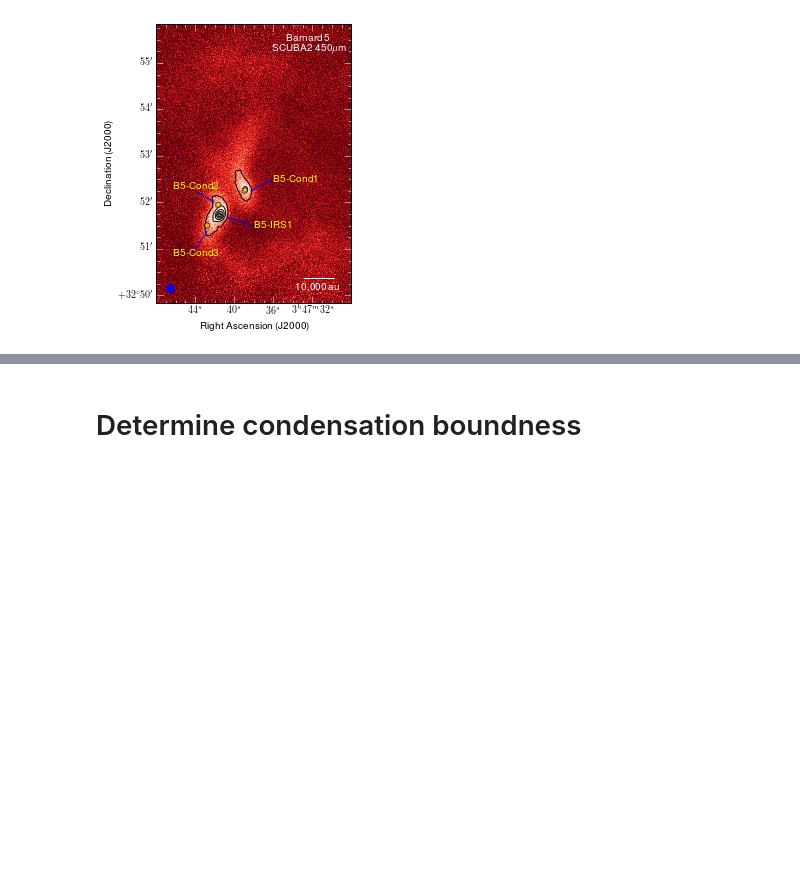
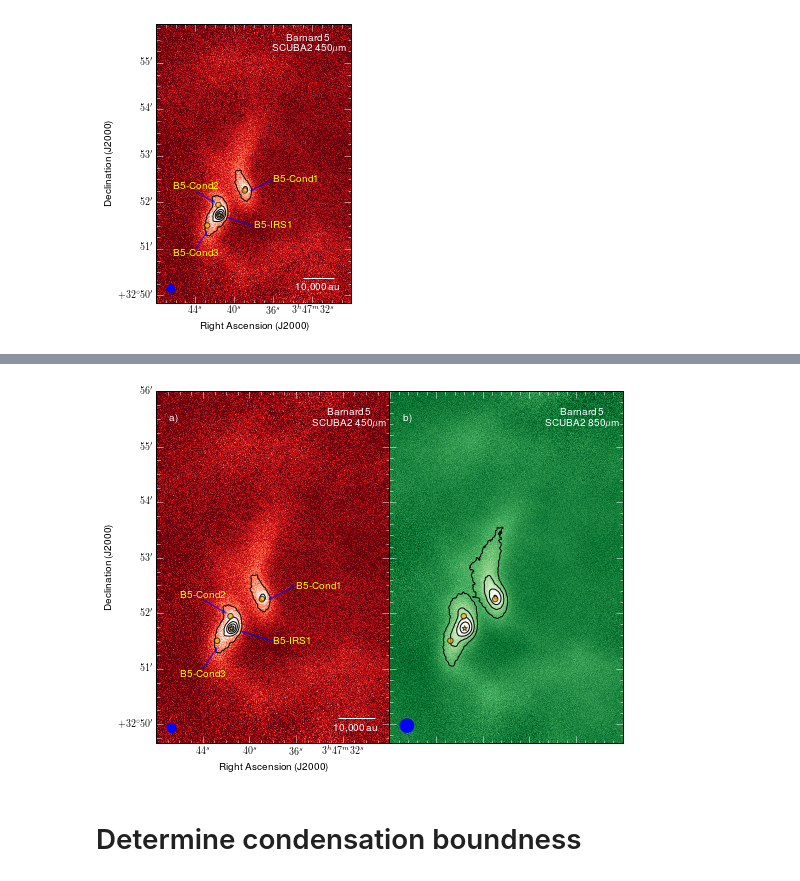
Before and after one commit to e-koch/B5_wide_multiple, a Jupyter notebook: B5_multiple_notebook_v0.9.ipynb, the cells around one changed output, grey strips where cells are left out. Cells and saved outputs as stored; diff of their text form; code cells hidden in the pictures; blank space fills up the shorter version.

```diff
--- a/B5_multiple_notebook_v0.9.ipynb
+++ b/B5_multiple_notebook_v0.9.ipynb
@@ -26,8 +26,8 @@ Tk_file='../compile_VLA_fit/B5_VLA_GBT_model_Tk_QA.fits'
 dv_file='../compile_VLA_fit/B5_VLA_GBT_model_dv_QA.fits'
 vc_file='../compile_VLA_fit/B5_VLA_GBT_model_vc_QA.fits'
 
-#file_scuba2_in='../B5_450um_ext_v2_beam.fits'
-file_scuba2_in='../B5_450um_ext_v2_regrid_beam.fits'
+file_scuba2_450='../B5_450um_ext_v2_regrid_beam.fits'
+file_scuba2_850='../B5_850um_ext_v2_regrid_beam.fits'
 
 # Load NH3 integrated intensity map
 hdu   =fits.open(data_file)
@@ -36,6 +36,9 @@ data  =hdu[0].data
 hdu.close()
 # rms in integrated intensity map
 nh3_rms=2.8e-3 # Jy/beam km/s
+
+scuba2_450_rms=0.23e-3 # Jy/pixel
+scuba2_850_rms=2.6e-5 # Jy/pixel
 
 # if keyword si true then the figures will also be saved as PDF and PNG files
 save_figure=True
@@ -625,13 +628,16 @@ Make SCUBA2 450um annotated figure
 # %%
 fig=plt.figure(figsize=( 3.5, 5.5))
 
-fig1=aplpy.FITSFigure(file_scuba2_in, hdu=0, figure=fig)
+# left panel 450um
+fig1=aplpy.FITSFigure(file_scuba2_450, hdu=0, figure=fig)
 fig1.recenter(ra_c, dec_c, width=0.07, height=0.1)
 
-cont_lev=np.arange(3*scuba2_rms,45e-3,3*scuba2_rms) # in Jy/pixel
+cont_lev_450=np.arange(3*scuba2_450_rms,45e-3,3*scuba2_450_rms) # in Jy/pixel
 fig1.show_colorscale( cmap='Reds_r', vmin=-0.0001, vmax=0.0014)
-fig1.show_contour( file_scuba2_in, levels=cont_lev, colors='black', kernel='box', smooth=5)
+fig1.show_contour( file_scuba2_450, levels=cont_lev_450, colors='black', kernel='box', smooth=5)
 
+
+# Add beams
 fig1.add_beam()
 fig1.beam.set_color('blue')
 fig1.add_label(0.78,0.93, 'Barnard 5\nSCUBA2 450$\\mu$m', relative=True, color='white')
@@ -652,10 +658,13 @@ fig1.add_scalebar(ang_sep)
 fig1.scalebar.set(color='white')
 fig1.scalebar.set_label('10,000 au')
 
+#labels and tick labels
 fig1.axis_labels.set_xtext('Right Ascension (J2000)')
 fig1.axis_labels.set_ytext('Declination (J2000)')
+
 fig1.tick_labels.set_xformat('hh:mm:ss')
 fig1.tick_labels.set_yformat('dd:mm')
+
 fig1.ticks.set_color('white')
 fig1.set_nan_color('gray')
 
@@ -671,0 +683,68 @@ INFO:astropy:Setting slices=[0]
+# %%
+fig=plt.figure(figsize=( 7.2, 5.5))
+
+fig1=aplpy.FITSFigure(file_scuba2_450, hdu=0, figure=fig, subplot=[0.10,0.1,0.45,0.89])
+fig2=aplpy.FITSFigure(file_scuba2_850, hdu=0, figure=fig, subplot=[0.55,0.1,0.45,0.89])
+
+fig1.recenter(ra_c, dec_c, width=0.07, height=0.1)
+fig2.recenter(ra_c, dec_c, width=0.07, height=0.1)
+
+cont_lev_450=np.arange(3*scuba2_450_rms,45e-3,3*scuba2_450_rms) # in Jy/pixel
+fig1.show_colorscale( cmap='Reds_r', vmin=-0.0001, vmax=0.0014)
+fig1.show_contour( file_scuba2_450, levels=cont_lev_450, colors='black', kernel='box', smooth=5)
+
+cont_lev_850=np.arange(3*scuba2_850_rms,45e-3,3*scuba2_850_rms) # in Jy/pixel
+fig2.show_colorscale( cmap='Greens_r', vmin=-0.08e-3, vmax=0.3e-3)
+fig2.show_contour( file_scuba2_850, levels=cont_lev_850, colors='black', kernel='box', smooth=5)
+
+fig1.add_beam()
+fig1.beam.set_color('blue')
+fig2.add_beam()
+fig2.beam.set_color('blue')
+
+fig1.add_label(0.825,0.925, 'Barnard 5\nSCUBA2 450$\\mu$m', relative=True, color='white')
+fig2.add_label(0.825,0.925, 'Barnard 5\nSCUBA2 850$\\mu$m', relative=True, color='white')
+fig1.add_label(0.075,0.925, 'a)', relative=True, color='white')
+fig2.add_label(0.075,0.925, 'b)', relative=True, color='white')
+
+fig1.ticks.set_minor_frequency(4)
+
+# YSO
+fig1.show_markers(ra_yso,  dec_yso,  marker='*', alpha=0.7, layer='lay_yso',  c='orange', zorder=50)
+fig1.show_markers(ra_blob, dec_blob, marker='o', alpha=0.7, layer='lay_blob', c='orange', zorder=51)
+fig2.show_markers(ra_yso,  dec_yso,  marker='*', alpha=0.7, layer='lay_yso',  c='orange', zorder=52)
+fig2.show_markers(ra_blob, dec_blob, marker='o', alpha=0.7, layer='lay_blob', c='orange', zorder=53)
+
+for i in np.arange(len(text_label)):
+	fig1.add_label(ra_label[i], dec_label[i], text_label[i], horizontalalignment=align[i], color='yellow',zorder=51+i, verticalalignment=v_align[i])
+	fig1.show_arrows(ra_label[i], dec_label[i], dx_arrow[i], dy_arrow[i], alpha=0.5, color='blue',zorder=51+i)
+#	fig2.add_label(ra_label[i], dec_label[i], text_label[i], horizontalalignment=align[i], color='yellow',zorder=51+i, verticalalignment=v_align[i])#
+#	fig2.show_arrows(ra_label[i], dec_label[i], dx_arrow[i], dy_arrow[i], alpha=0.5, color='blue',zorder=51+i)
+
+
+
+# Scalebar 10,000 au
+ang_sep = 1e4/distance / 3600. # from arcsec -> deg
+fig1.add_scalebar(ang_sep)
+fig1.scalebar.set(color='white')
+fig1.scalebar.set_label('10,000 au')
+
+#labels and tick labels
+fig1.axis_labels.set_xtext('Right Ascension (J2000)')
+fig1.axis_labels.set_ytext('Declination (J2000)')
+fig2.axis_labels.set_xtext('')
+fig2.axis_labels.set_ytext('')
+
+fig1.tick_labels.set_xformat('hh:mm:ss')
+fig1.tick_labels.set_yformat('dd:mm')
+fig2.tick_labels.set_xformat('hh:mm:ss')
+fig2.tick_labels.set_yformat('dd:mm')
+
+fig2.tick_labels.hide()
+
+fig1.ticks.set_color('white')
+
+if save_figure:
+    plt.savefig('B5-450-850-anotated.pdf', bbox_inches='tight')
+    plt.savefig('B5-450-850-anotated.png', bbox_inches='tight')
+# %% [output]
@@ -672,3 +762,4 @@ INFO:astropy:Setting slices=[0]
+[figure, added]
 # %% [markdown]
 # Determine condensation boundness
 # %% [markdown]
```
Also changed, not shown: parts of 5 cells of this notebook, 2 other files.
